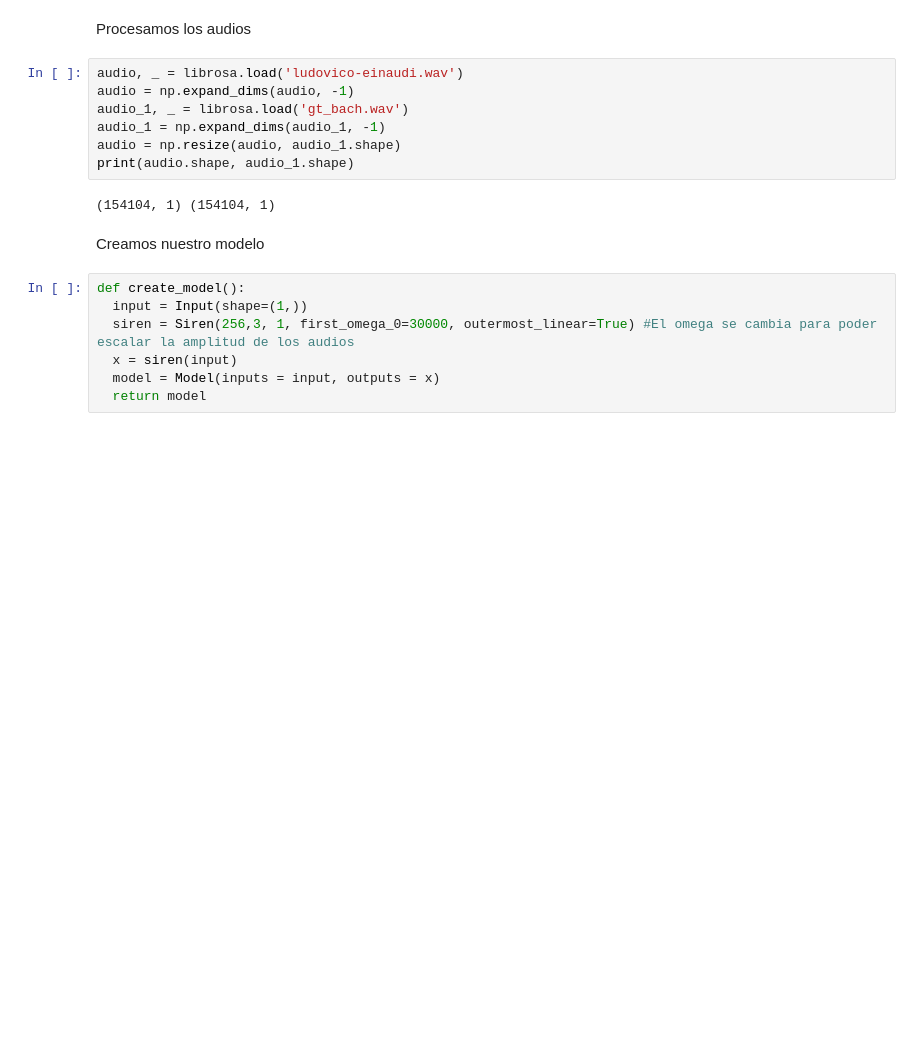
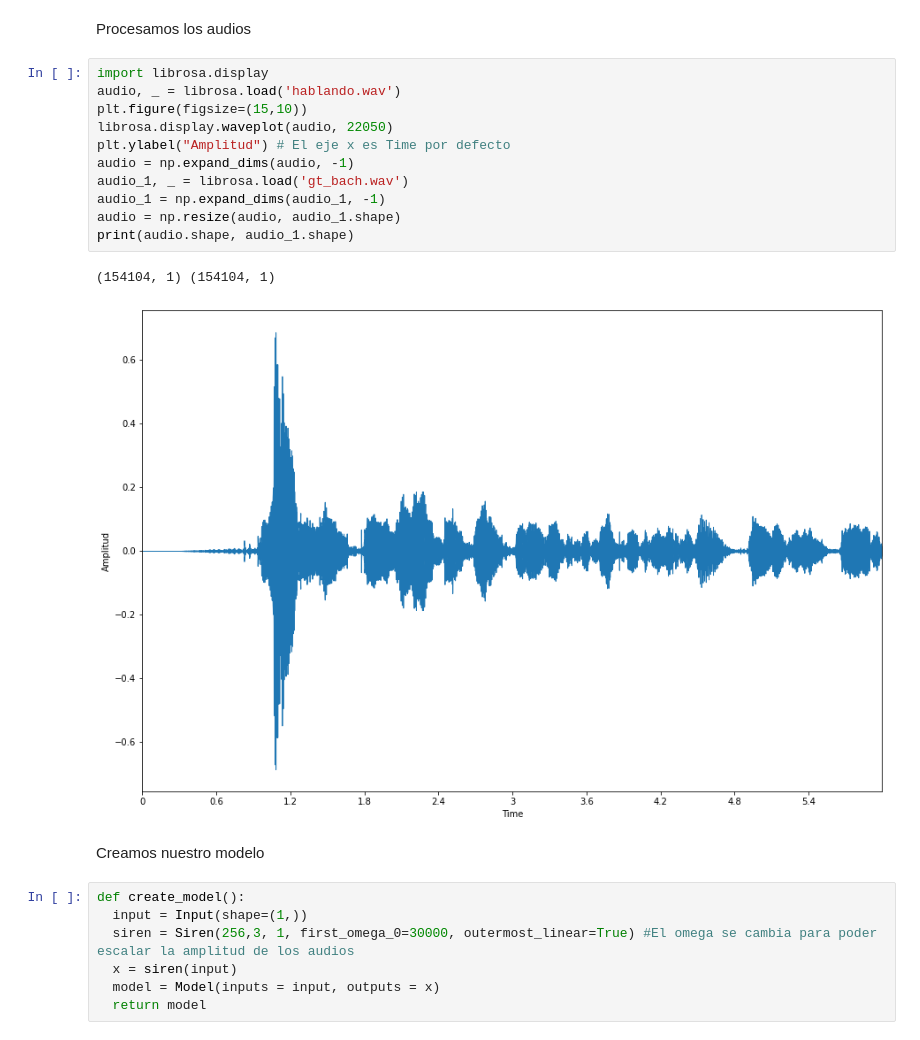
Before and after one commit to EduardoIllanes/Reconstruccion-e-Interpolacion-de-Audio, a Jupyter notebook: Tensorflow_Siren.ipynb, the cells around one changed output. Drawn from its saved outputs; the diff is of its cells as text; blank space fills up the shorter version.

```diff
--- a/Tensorflow_Siren.ipynb
+++ b/Tensorflow_Siren.ipynb
@@ -86,14 +87,19 @@ gt_bach.wav         100%[===================>]   1.17M  --.-KB/s    in 0.04s
 # %% [markdown]
 Procesamos los audios
 # %%
-audio, _ = librosa.load('ludovico-einaudi.wav')
+import librosa.display
+audio, _ = librosa.load('hablando.wav')
+plt.figure(figsize=(15,10))
+librosa.display.waveplot(audio, 22050)
+plt.ylabel("Amplitud") # El eje x es Time por defecto
 audio = np.expand_dims(audio, -1)
 audio_1, _ = librosa.load('gt_bach.wav')
 audio_1 = np.expand_dims(audio_1, -1)
 audio = np.resize(audio, audio_1.shape)
 print(audio.shape, audio_1.shape)
 # %% [output]
 (154104, 1) (154104, 1)
+[figure, added]
 # %% [markdown]
 Creamos nuestro modelo
 # %%
```
Also changed, not shown: parts of 16 cells of this notebook.
